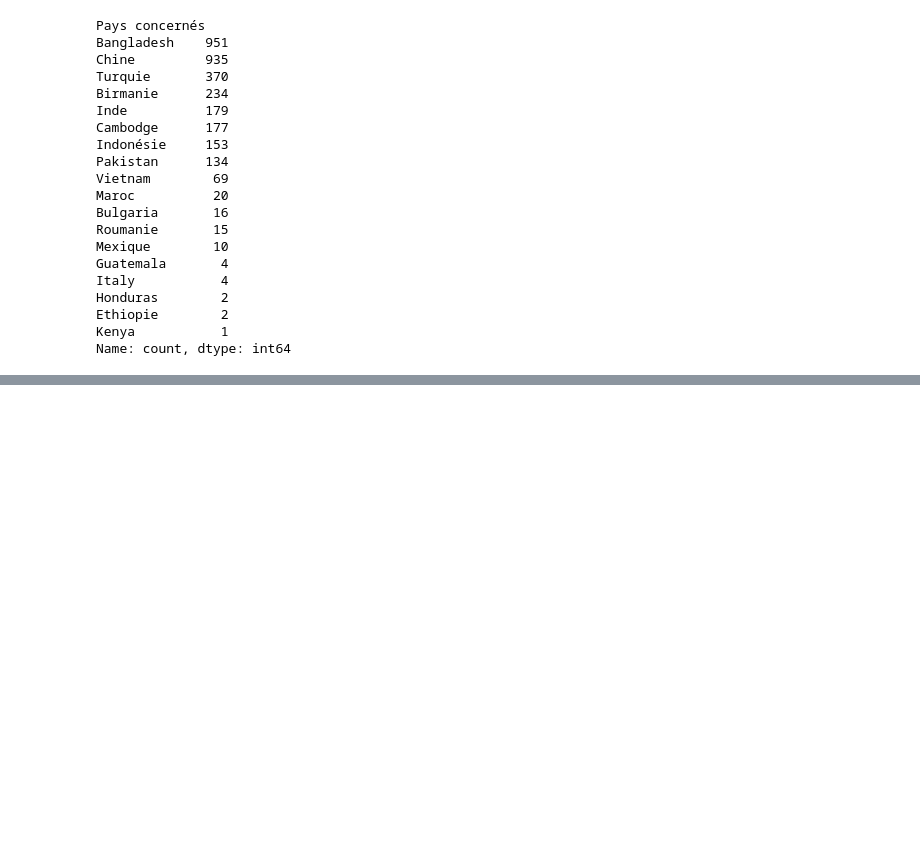
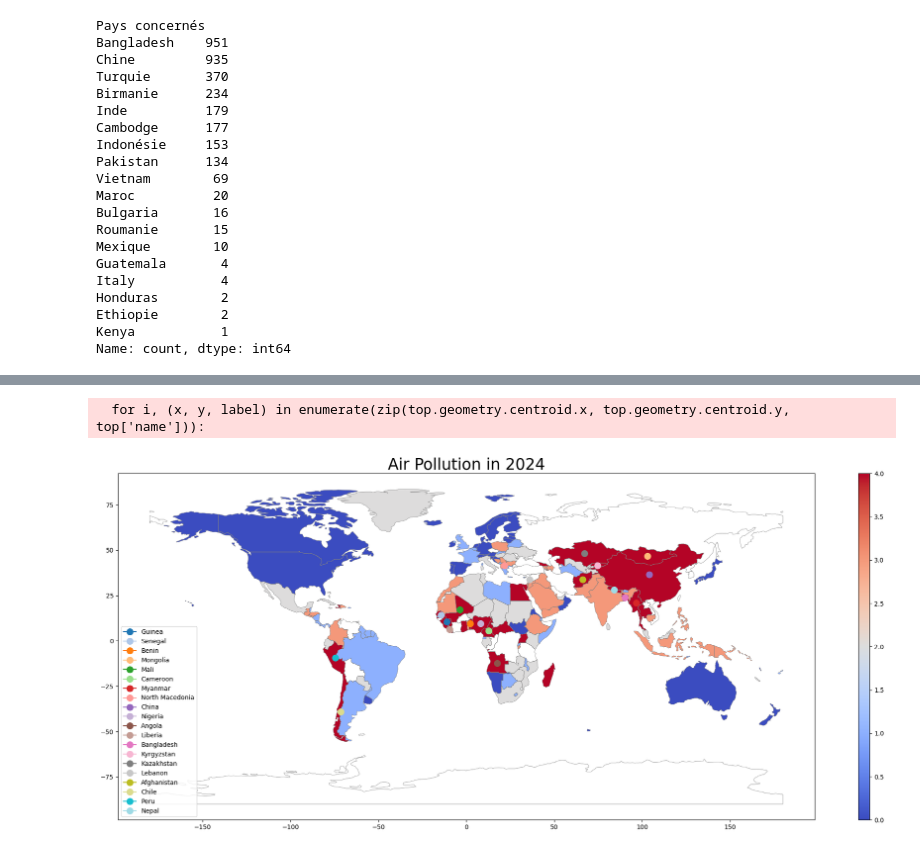
Before and after one commit to sim-cell/DALAS, a Jupyter notebook: analyse/pays_analyse.ipynb, the cells around one changed output, grey strips where cells are left out. Drawn from its saved outputs; the diff is of its cells as text; code cells hidden in the pictures; blank space fills up the shorter version.

```diff
--- a/analyse/pays_analyse.ipynb
+++ b/analyse/pays_analyse.ipynb
@@ -194,0 +382,29 @@ info_slow
+# %%
+
+world = geopandas.read_file(geopandas.datasets.get_path('naturalearth_lowres'))
+world.columns=['pop_est', 'continent', 'name', 'CODE', 'gdp_md_est', 'geometry']
+cmap = plt.get_cmap('tab20')
+
+merge = pd.merge(world, df, on='CODE')
+
+fig, ax = plt.subplots(1, 1, figsize=(25, 10))
+world.boundary.plot(ax=ax, color='gray',linewidth=0.5)
+
+plot = merge.plot(column='Air Pollution', ax=ax, legend=True, cmap='coolwarm', scheme="quantiles")
+ax.set_title(f'Air Pollution in 2024', fontsize=25)
+
+
+top = merge.sort_values('Air Pollution', ascending=False).head(20)
+for i, (x, y, label) in enumerate(zip(top.geometry.centroid.x, top.geometry.centroid.y, top['name'])):
+    ax.plot(x, y, marker='o', markersize=10, color=cmap(i), label=label)
+
+handles, labels = ax.get_legend_handles_labels()
+ax.legend(handles=handles, loc='lower left')
+
+# Adjust the size of the colorbar
+colorbar = plot.get_figure().colorbar(plot.get_children()[1], ax=ax, aspect=30)
+
+plt.show()
+# %% [output]
+  for i, (x, y, label) in enumerate(zip(top.geometry.centroid.x, top.geometry.centroid.y, top['name'])):
+[figure, added]
```
Also changed, not shown: parts of 14 cells of this notebook, 6 other files.
